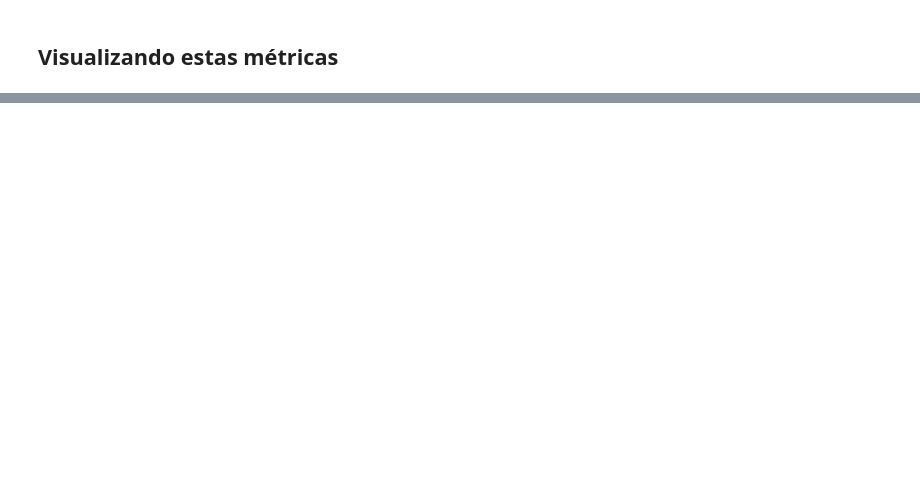
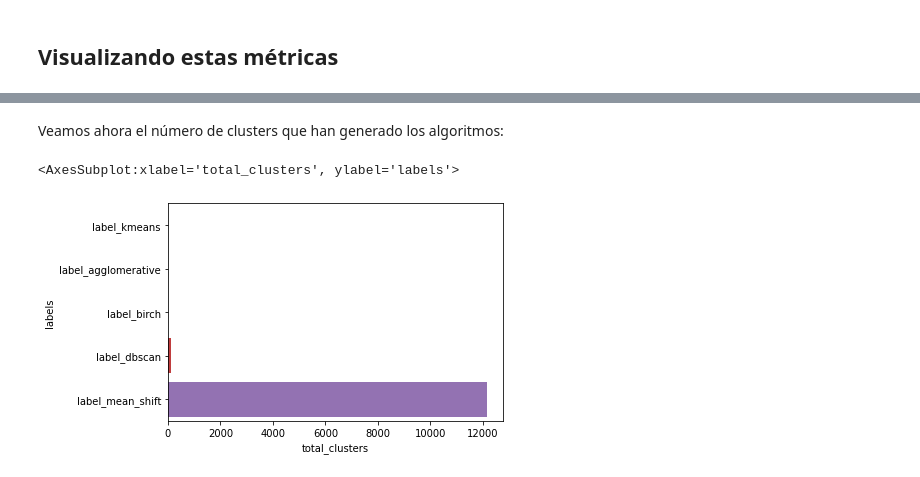
Before and after one commit to SergioQuijanoRey/PracticasInteligenciaNegocio, a Jupyter notebook: Práctica 2/Casos de estudio.ipynb, the cells around one changed output, grey strips where cells are left out. Cells and saved outputs as stored; diff of their text form; code cells hidden in the pictures; blank space fills up the shorter version.

Commit message:
feat: muestro graficamente todas las metricas que hemos considerado

```diff
--- a/Práctica 2/Casos de estudio.ipynb
+++ b/Práctica 2/Casos de estudio.ipynb
@@ -657,0 +658,19 @@ sns.barplot(data = df_sns, x = "time (s)", y = "labels")
+# %% [markdown]
+Veamos ahora el número de clusters que han generado los algoritmos:
+# %%
+# Tomamos el numero de clusters
+num_clusters = [global_metrics[label]["total_clusters"] for label in labels]
+
+# Ordenamos las dos listas basandonos en la de numero de clusters, para obtener una mejor visualizacion
+num_clusters, labels = zip(*sorted(zip(num_clusters, labels)))
+
+# Creamos un dataframe para mostrar usando seaborn
+df_sns = pd.DataFrame()
+df_sns["labels"] = labels
+df_sns["total_clusters"] = num_clusters
+
+# Mostramos la grafica buscada
+sns.barplot(data = df_sns, x = "total_clusters", y = "labels")
+# %% [output]
+<AxesSubplot:xlabel='total_clusters', ylabel='labels'>
+[figure, added]
```
Also changed, not shown: parts of 12 cells of this notebook.
